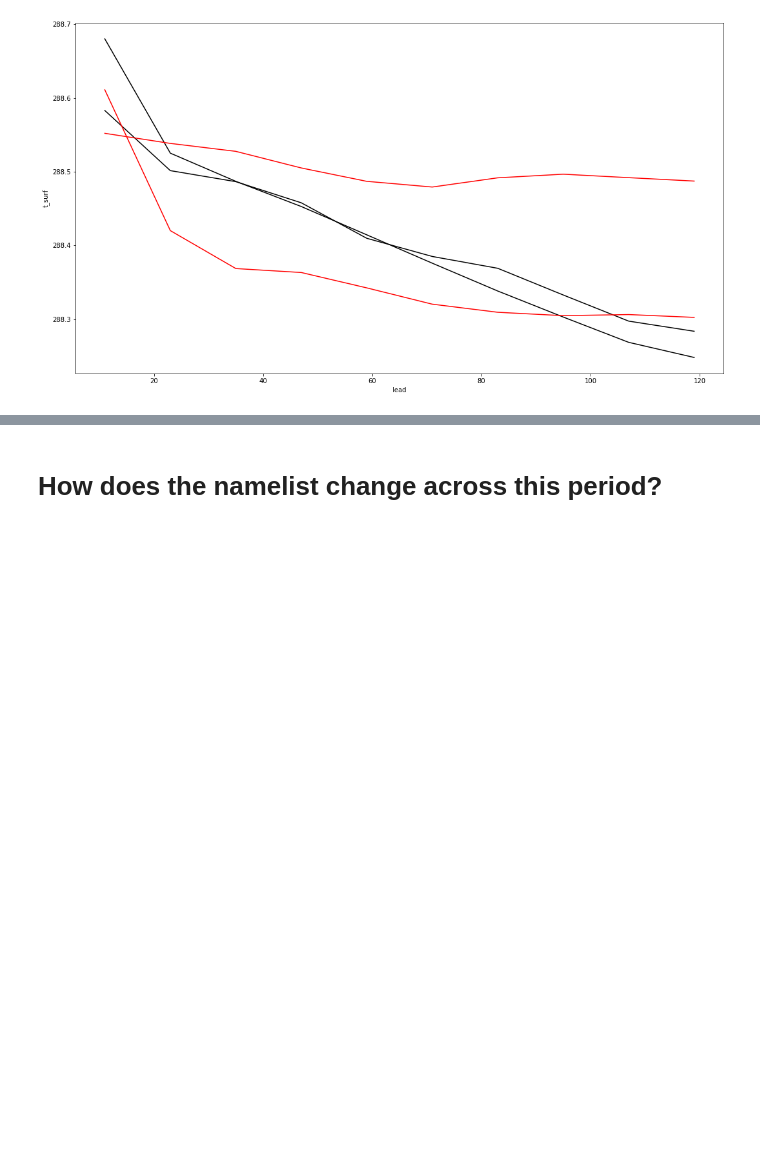
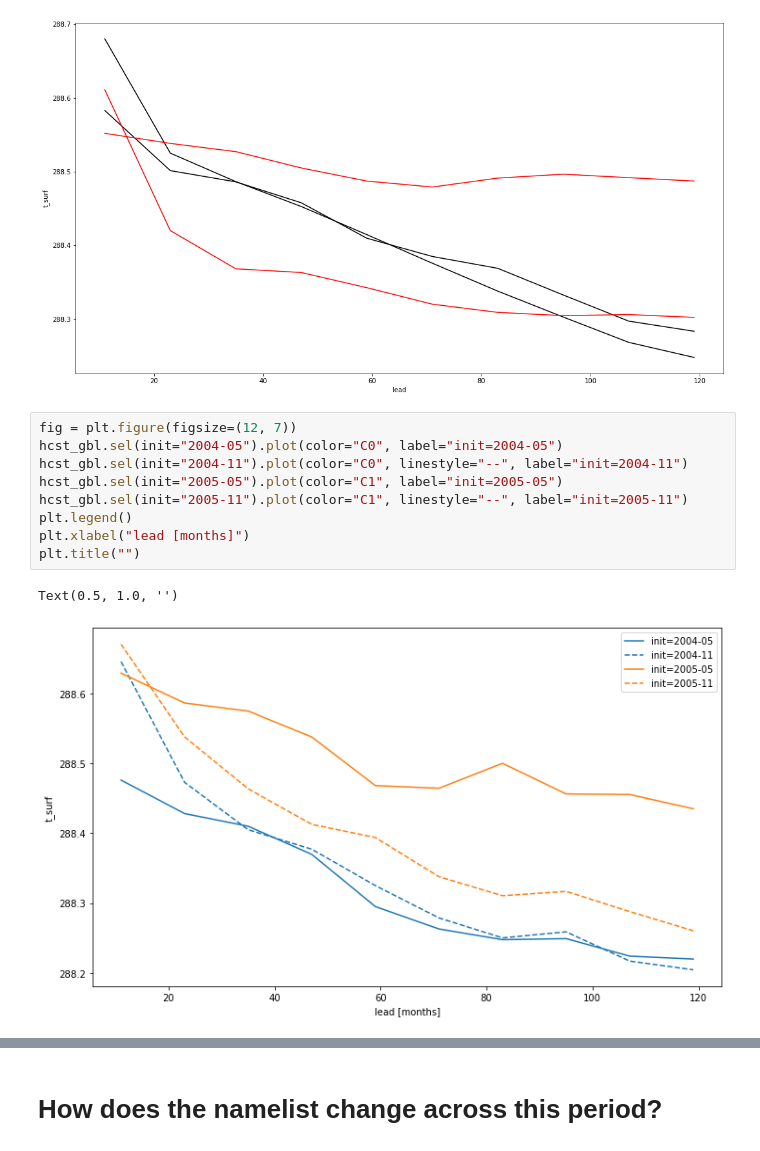
Before and after one commit to dougiesquire/cm-historical, a Jupyter notebook: notebooks/step_change_2005.ipynb, the cells around one changed output, grey strips where cells are left out. Drawn from its saved outputs; the diff is of its cells as text; blank space fills up the shorter version.

```diff
--- a/notebooks/step_change_2005.ipynb
+++ b/notebooks/step_change_2005.ipynb
@@ -187,6 +184,18 @@ hcst_gbl.sel(init=PERIOD_2).groupby("init.month").mean("init").plot.line(
 [<matplotlib.lines.Line2D at 0x...>,
  <matplotlib.lines.Line2D at 0x...>]
 [figure]
+# %%
+fig = plt.figure(figsize=(12, 7))
+hcst_gbl.sel(init="2004-05").plot(color="C0", label="init=2004-05")
+hcst_gbl.sel(init="2004-11").plot(color="C0", linestyle="--", label="init=2004-11")
+hcst_gbl.sel(init="2005-05").plot(color="C1", label="init=2005-05")
+hcst_gbl.sel(init="2005-11").plot(color="C1", linestyle="--", label="init=2005-11")
+plt.legend()
+plt.xlabel("lead [months]")
+plt.title("")
+# %% [output]
+Text(0.5, 1.0, '')
+[figure, added]
 # %%
 lead = range(11, 119, 12)
 
```
Also changed, not shown: parts of 7 cells of this notebook.
